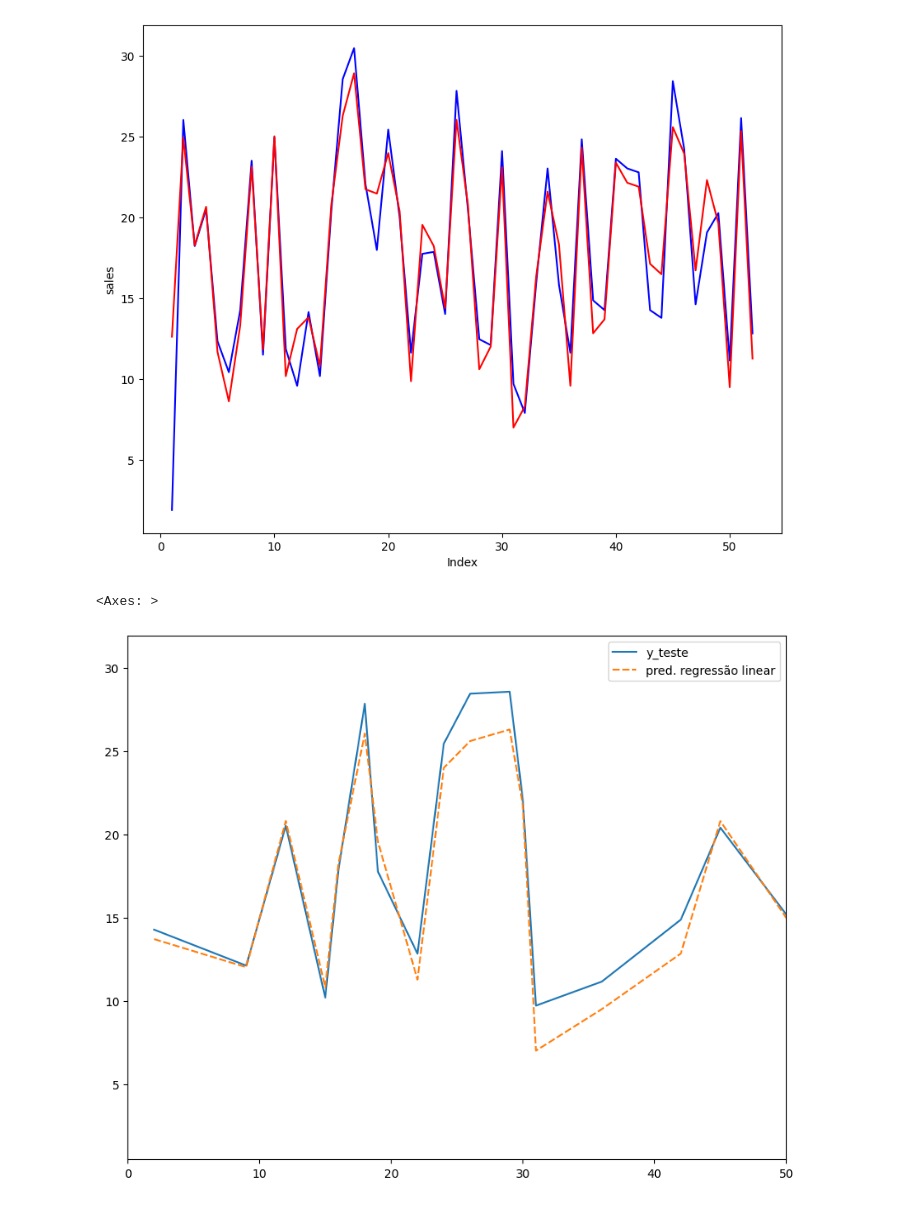
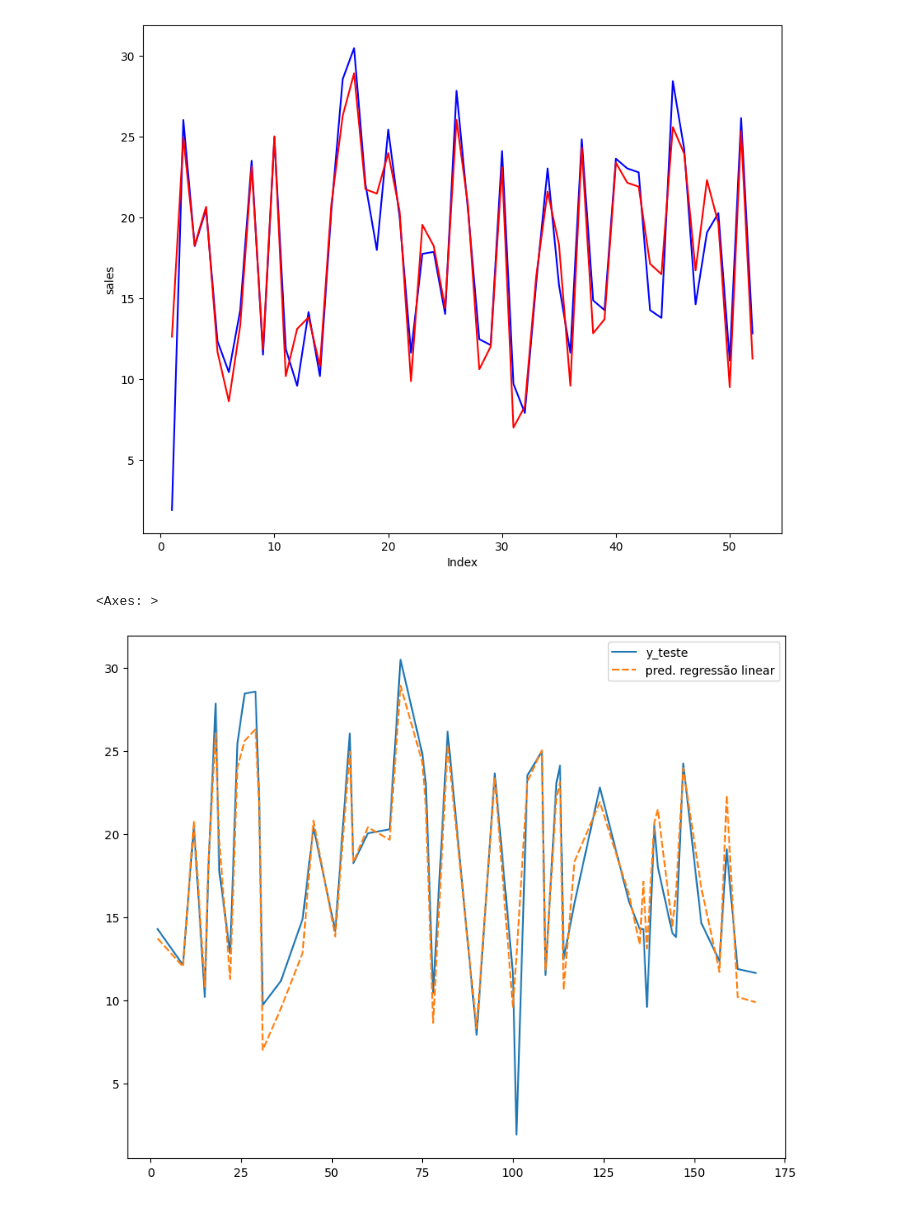
Before and after one commit to vcautela/Regressao_Linear_MKT, a Jupyter notebook: Regressao_Linear_MKT.ipynb, the cells around one changed output. Saved outputs shown, nothing was run; the diff lists cells and outputs as text; code cells hidden in the pictures.

```diff
--- a/Regressao_Linear_MKT.ipynb
+++ b/Regressao_Linear_MKT.ipynb
@@ -221,13 +222,12 @@ plt.ylabel("sales")
 Text(0, 0.5, 'sales')
 [figure]
 # %%
-from sqlalchemy.sql.schema import ForeignKeyConstraint
+# gráfico mais correto, com o index embaralhado.
 tabela = pd.DataFrame()
 fig = plt.figure(figsize=(10, 8))
-plt.xlim(0, 50)
 tabela["y_teste"] = y_test
 tabela["pred. regressão linear"] = y_pred
 sns.lineplot(data=tabela)
 # %% [output]
 <Axes: >
-[figure, old version]
+[figure, new version]
```
Also changed, not shown: parts of 2 cells of this notebook.
